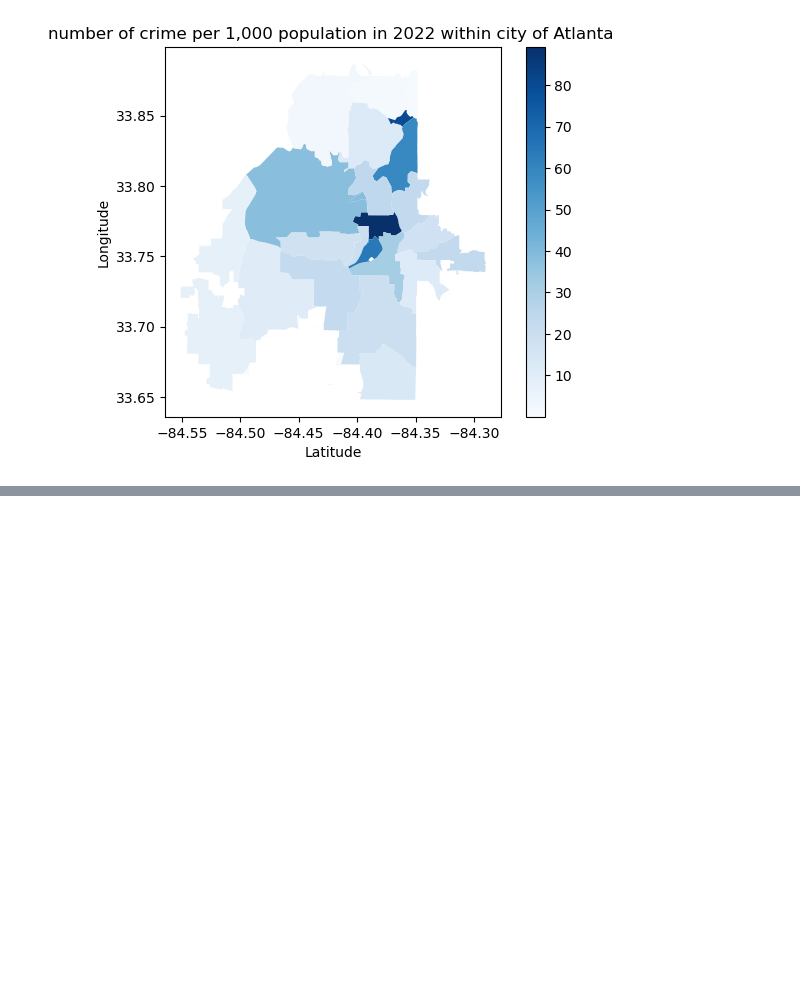
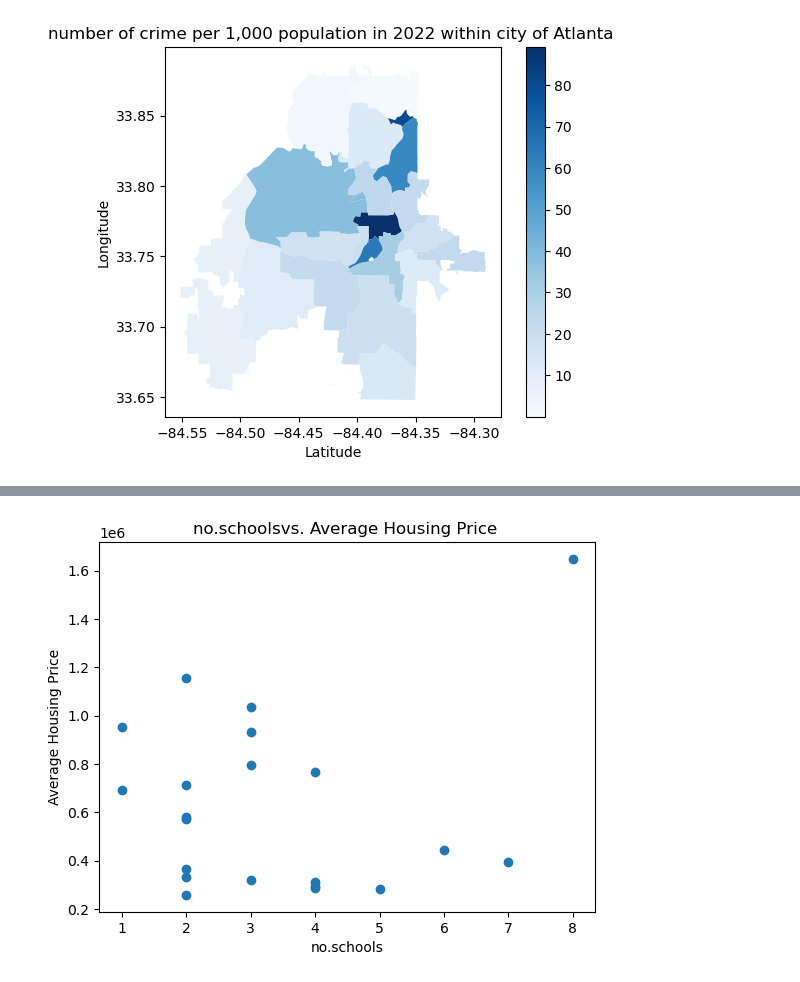
Before and after one commit to KellyPared/GT-Bootcamp-Atlanta_schoolsby_district, a Jupyter notebook: crime_zipcode_shapefile.ipynb, the cells around one changed output, grey strips where cells are left out. Saved outputs shown, nothing was run; the diff lists cells and outputs as text; code cells hidden in the pictures; blank space fills up the shorter version.

```diff
--- a/crime_zipcode_shapefile.ipynb
+++ b/crime_zipcode_shapefile.ipynb
@@ -172,0 +423,9 @@ plt.savefig("zip_vs_crimedensity.png")
+# %%
+reg_plot(summary["no.schools"], summary["Average Housing Price"])
+
+plt.title("no.schoolsvs. Average Housing Price ")
+
+plt.savefig("school_housing.png")
+plt.show()
+# %% [output]
+[figure, added]
```
Also changed, not shown: parts of 16 cells of this notebook, 6 other files.
